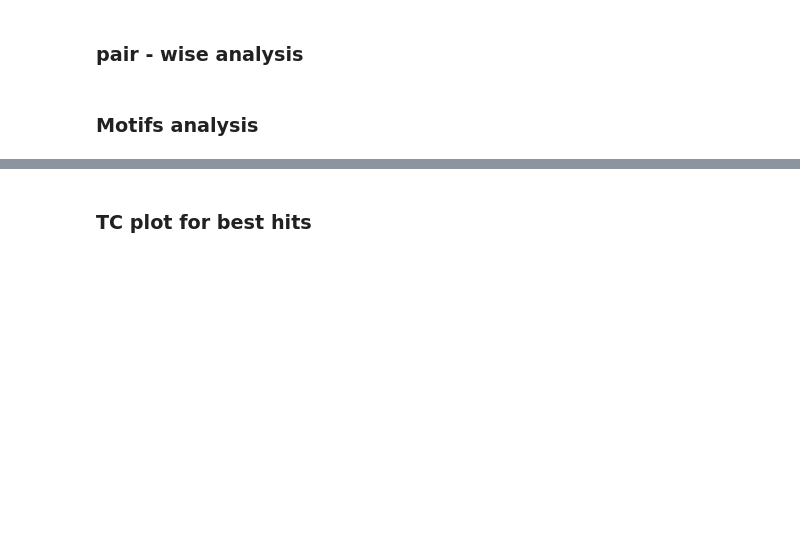
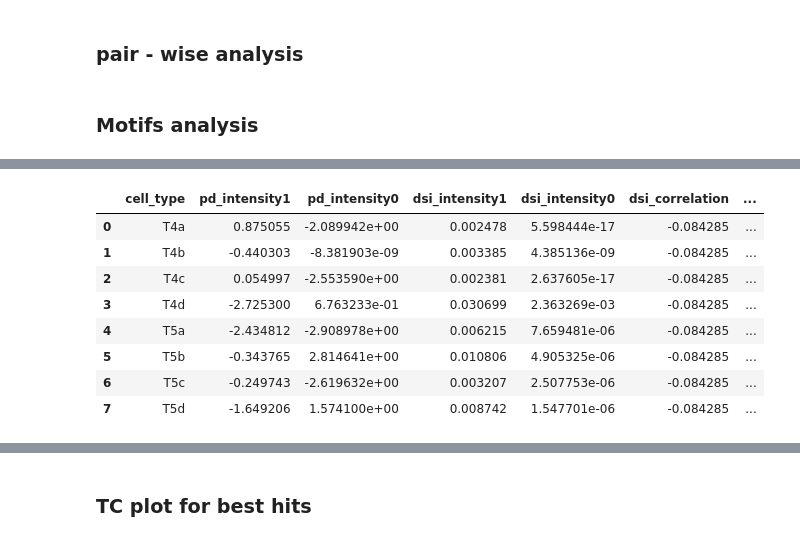
Before and after one commit to deangeckt/fly_wire_perturbations, a Jupyter notebook: moving_edge_analysis.ipynb, the cells around one changed output, grey strips where cells are left out. Saved outputs shown, nothing was run; the diff lists cells and outputs as text; code cells hidden in the pictures; blank space fills up the shorter version.

```diff
--- a/moving_edge_analysis.ipynb
+++ b/moving_edge_analysis.ipynb
@@ -194,0 +256,13 @@ print_top_10(plot_df)
+# %%
+df = pd.read_csv(f"{motif_pert_path}/{os.listdir(motif_pert_path)[0]}")
+df
+# %% [output]
+|  | cell_type | pd_intensity1 | pd_intensity0 | dsi_intensity1 | dsi_intensity0 | dsi_correlation | ... |
+| 0 | T4a | 0.875055 | -2.089942e+00 | 0.002478 | 5.598444e-17 | -0.084285 | ... |
+| 1 | T4b | -0.440303 | -8.381903e-09 | 0.003385 | 4.385136e-09 | -0.084285 | ... |
+| 2 | T4c | 0.054997 | -2.553590e+00 | 0.002381 | 2.637605e-17 | -0.084285 | ... |
+| 3 | T4d | -2.725300 | 6.763233e-01 | 0.030699 | 2.363269e-03 | -0.084285 | ... |
+| 4 | T5a | -2.434812 | -2.908978e+00 | 0.006215 | 7.659481e-06 | -0.084285 | ... |
+| 5 | T5b | -0.343765 | 2.814641e+00 | 0.010806 | 4.905325e-06 | -0.084285 | ... |
+| 6 | T5c | -0.249743 | -2.619632e+00 | 0.003207 | 2.507753e-06 | -0.084285 | ... |
+| 7 | T5d | -1.649206 | 1.574100e+00 | 0.008742 | 1.547701e-06 | -0.084285 | ... |
```
Also changed, not shown: parts of 5 cells of this notebook.
